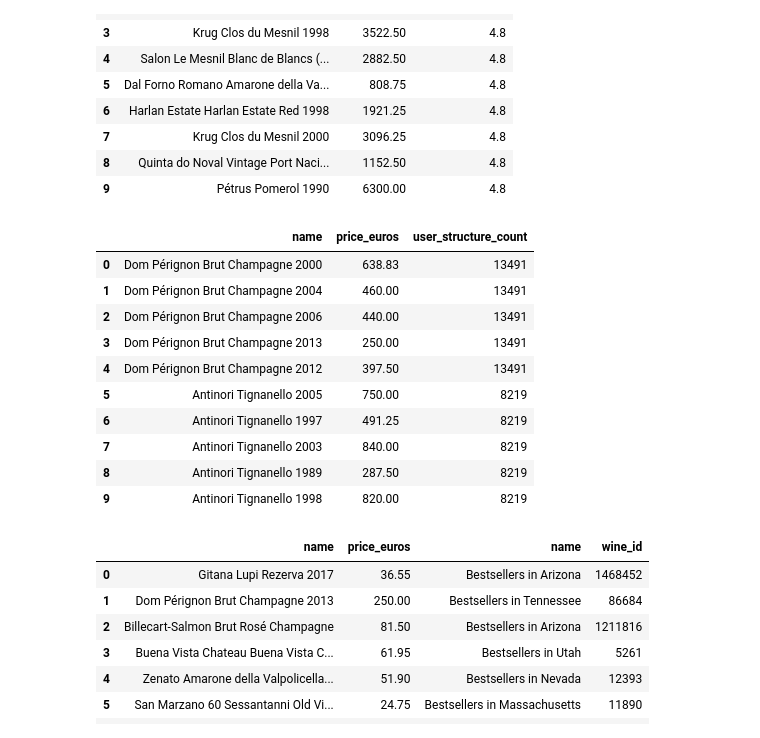
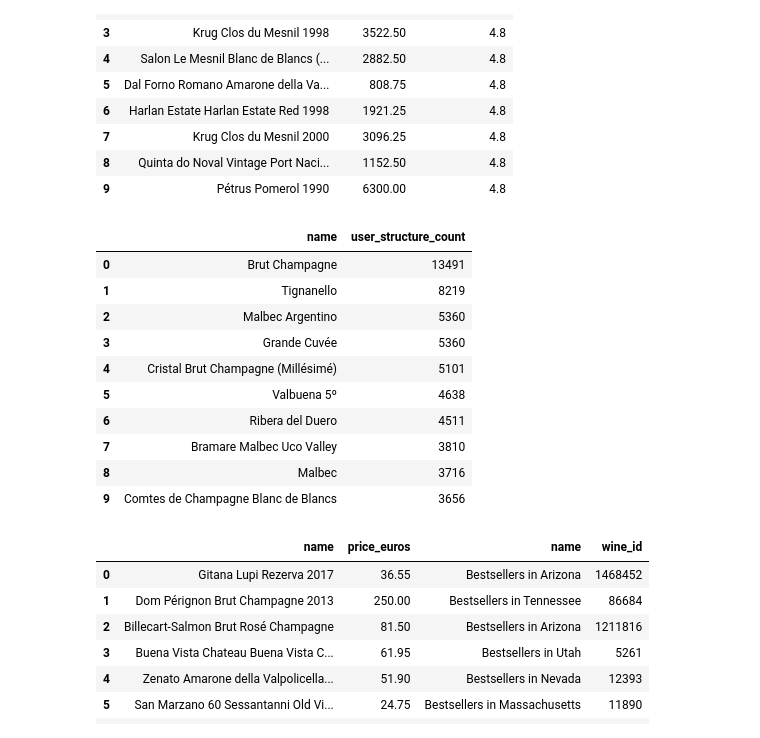
Before and after one commit to Lucky-sketch/wivino, a Jupyter notebook: test.ipynb, the cells around one changed output. Saved outputs shown, nothing was run; the diff lists cells and outputs as text; code cells hidden in the pictures.

```diff
--- a/test.ipynb
+++ b/test.ipynb
@@ -59,31 +59,31 @@ df
 | 9 | Pétrus Pomerol 1990 | 6300.00 | 4.8 |
 # %%
 q = """
-SELECT name, price_euros, user_structure_count
-FROM (
-SELECT *
+
+SELECT wines.name, user_structure_count
 FROM vintages
 JOIN wines
 ON wines.id = vintages.wine_id
+GROUP BY wines.name
 ORDER BY user_structure_count DESC
-LIMIT 10);
+LIMIT 10;
 """
 
 cur.execute(q).fetchall()
 df  = pd.read_sql_query (q, conn)
 df
 # %% [output]
-|  | name | price_euros | user_structure_count |
-| 0 | Dom Pérignon Brut Champagne 2000 | 638.83 | 13491 |
-| 1 | Dom Pérignon Brut Champagne 2004 | 460.00 | 13491 |
-| 2 | Dom Pérignon Brut Champagne 2006 | 440.00 | 13491 |
-| 3 | Dom Pérignon Brut Champagne 2013 | 250.00 | 13491 |
-| 4 | Dom Pérignon Brut Champagne 2012 | 397.50 | 13491 |
-| 5 | Antinori Tignanello 2005 | 750.00 | 8219 |
-| 6 | Antinori Tignanello 1997 | 491.25 | 8219 |
-| 7 | Antinori Tignanello 2003 | 840.00 | 8219 |
-| 8 | Antinori Tignanello 1989 | 287.50 | 8219 |
-| 9 | Antinori Tignanello 1998 | 820.00 | 8219 |
+|  | name | user_structure_count |
+| 0 | Brut Champagne | 13491 |
+| 1 | Tignanello | 8219 |
+| 2 | Malbec Argentino | 5360 |
+| 3 | Grande Cuvée | 5360 |
+| 4 | Cristal Brut Champagne (Millésimé) | 5101 |
+| 5 | Valbuena 5º | 4638 |
+| 6 | Ribera del Duero | 4511 |
+| 7 | Bramare Malbec Uco Valley | 3810 |
+| 8 | Malbec | 3716 |
+| 9 | Comtes de Champagne Blanc de Blancs | 3656 |
 # %%
 q = """
 WITH q AS (
```
Also changed, not shown: parts of 10 cells of this notebook.
